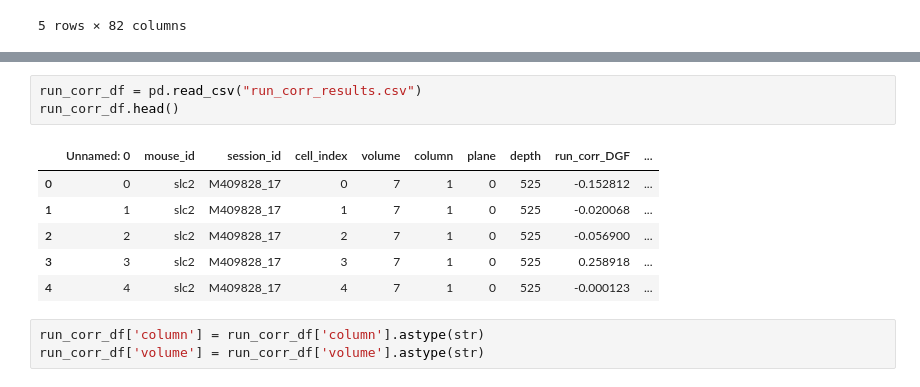
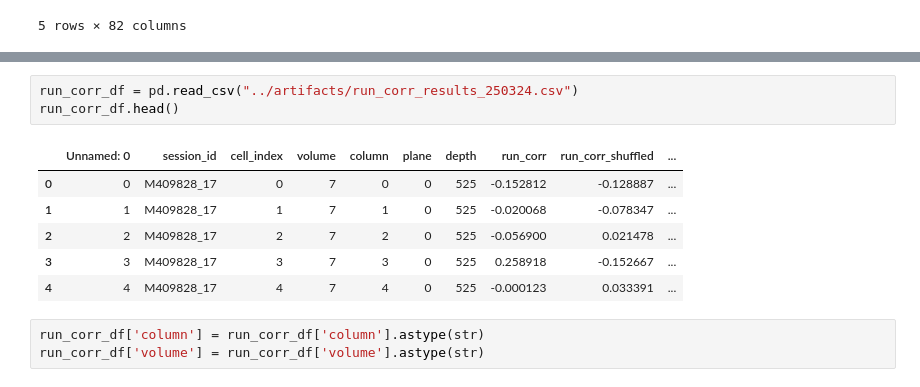
Before and after one commit to sherafatia/v1dd-public, a Jupyter notebook: analysis-runner/running_correlations.ipynb, the cells around one changed output, grey strips where cells are left out. Saved outputs shown, nothing was run; the diff lists cells and outputs as text.

Commit message:
changing name of dataframes and saving

```diff
--- a/analysis-runner/running_correlations.ipynb
+++ b/analysis-runner/running_correlations.ipynb
@@ -405,15 +405,15 @@ run_corr_df.to_csv("run_corr_results.csv")
 ... Loaded [Session ID: M438833_54, Column: 5, Volume: 4]
 ... Loaded [Session ID: M438833_55, Column: 5, Volume: 5]
 # %%
-run_corr_df = pd.read_csv("run_corr_results.csv")
+run_corr_df = pd.read_csv("../artifacts/run_corr_results_250324.csv")
 run_corr_df.head()
 # %% [output]
-|  | Unnamed: 0 | mouse_id | session_id | cell_index | volume | column | plane | depth | run_corr_DGF | ... |
-| 0 | 0 | slc2 | M409828_17 | 0 | 7 | 1 | 0 | 525 | -0.152812 | ... |
-| 1 | 1 | slc2 | M409828_17 | 1 | 7 | 1 | 0 | 525 | -0.020068 | ... |
-| 2 | 2 | slc2 | M409828_17 | 2 | 7 | 1 | 0 | 525 | -0.056900 | ... |
-| 3 | 3 | slc2 | M409828_17 | 3 | 7 | 1 | 0 | 525 | 0.258918 | ... |
-| 4 | 4 | slc2 | M409828_17 | 4 | 7 | 1 | 0 | 525 | -0.000123 | ... |
+|  | Unnamed: 0 | session_id | cell_index | volume | column | plane | depth | run_corr | run_corr_shuffled | ... |
+| 0 | 0 | M409828_17 | 0 | 7 | 0 | 0 | 525 | -0.152812 | -0.128887 | ... |
+| 1 | 1 | M409828_17 | 1 | 7 | 1 | 0 | 525 | -0.020068 | -0.078347 | ... |
+| 2 | 2 | M409828_17 | 2 | 7 | 2 | 0 | 525 | -0.056900 | 0.021478 | ... |
+| 3 | 3 | M409828_17 | 3 | 7 | 3 | 0 | 525 | 0.258918 | -0.152667 | ... |
+| 4 | 4 | M409828_17 | 4 | 7 | 4 | 0 | 525 | -0.000123 | 0.033391 | ... |
 # %%
 run_corr_df['column'] = run_corr_df['column'].astype(str)
 run_corr_df['volume'] = run_corr_df['volume'].astype(str)
```
Also changed, not shown: parts of 2 cells of this notebook, 2 other files.
